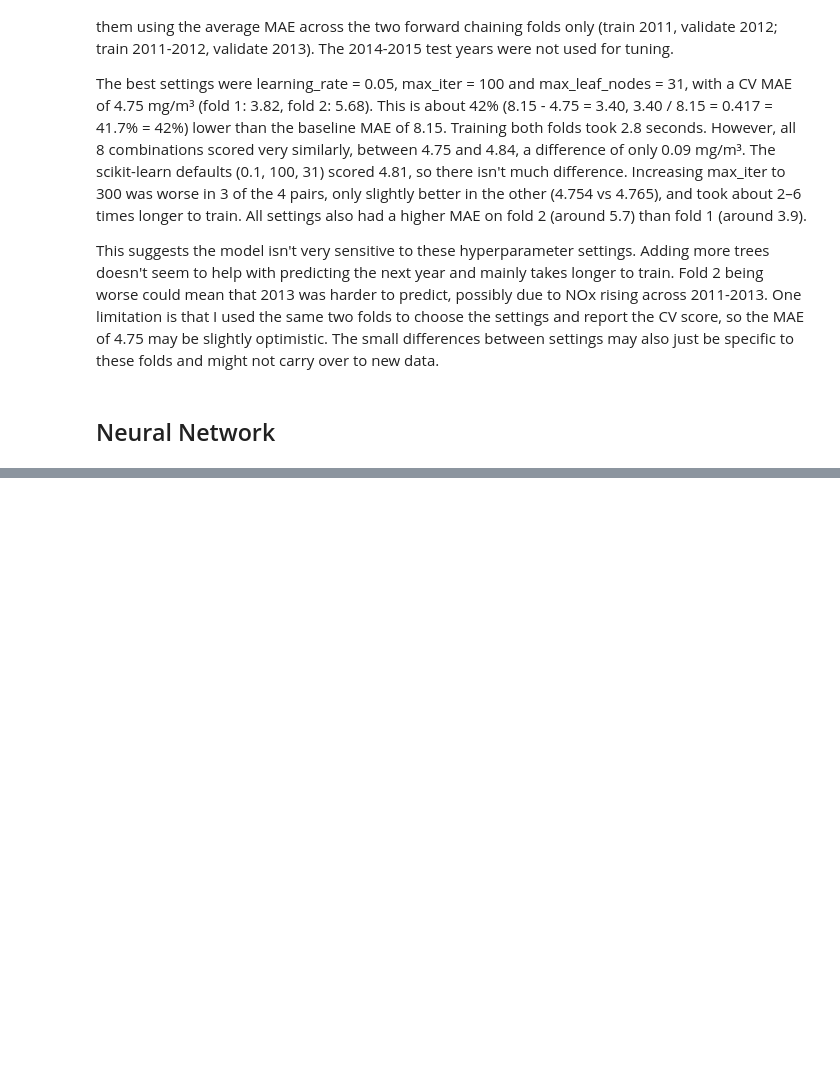
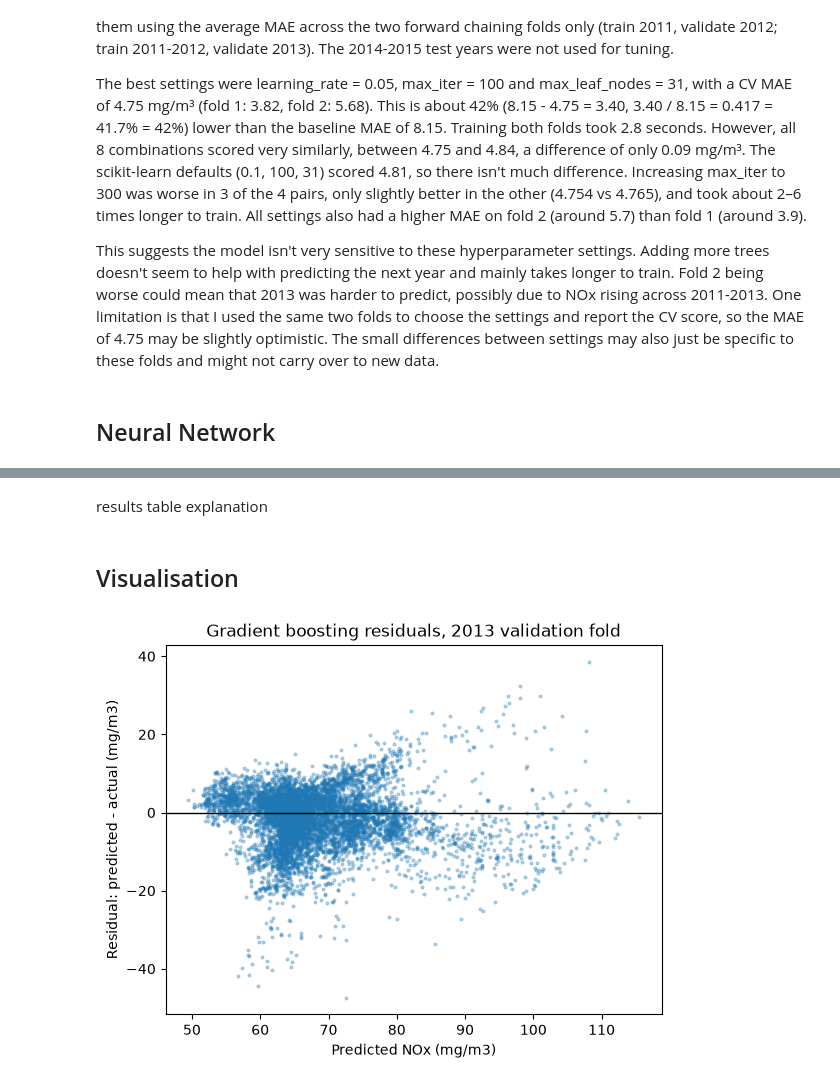
Before and after one commit to TripO7/CT4101-ML, a Jupyter notebook: notebooks/02_model_comparison.ipynb, the cells around one changed output, grey strips where cells are left out. Saved outputs shown, nothing was run; the diff lists cells and outputs as text; code cells hidden in the pictures; blank space fills up the shorter version.

```diff
--- a/notebooks/02_model_comparison.ipynb
+++ b/notebooks/02_model_comparison.ipynb
@@ -239,0 +298,30 @@ Chosen network: Network A (32,)
+# %% [markdown]
+results table explanation
+# %% [markdown]
+## Visualisation
+# %%
+import matplotlib.pyplot as plt
+
+# refits the chosen gradient boosting settings on fold 2 (train 2011-2012, validate 2013)
+train_years, val_year = folds[1]
+train_fold = df[df.year.isin(train_years)]
+val_fold = df[df.year == val_year]
+best_gb = HistGradientBoostingRegressor(early_stopping=False, **best_gb_params)
+best_gb.fit(train_fold[FEATURES], train_fold[TARGET])
+
+# predicts NOx for 2013 and works out each row's error, positive = overprediction
+predictions = best_gb.predict(val_fold[FEATURES])
+residuals = predictions - val_fold[TARGET]
+
+# plots residuals against predicted NOx, the line at 0 is a perfect prediction
+plt.scatter(predictions, residuals, s=4, alpha=0.3)
+plt.axhline(0, color="black", linewidth=1)
+plt.xlabel("Predicted NOx (mg/m3)")
+plt.ylabel("Residual: predicted - actual (mg/m3)")
+plt.title("Gradient boosting residuals, 2013 validation fold")
+
+# saves the plot to outputs/ before showing it
+plt.savefig(OUTPUT_DIR / "gb_residuals_2013.png", dpi=150, bbox_inches="tight")
+plt.show()
+# %% [output]
+[figure, added]
```
Also changed, not shown: parts of 11 cells of this notebook, 3 other files.
